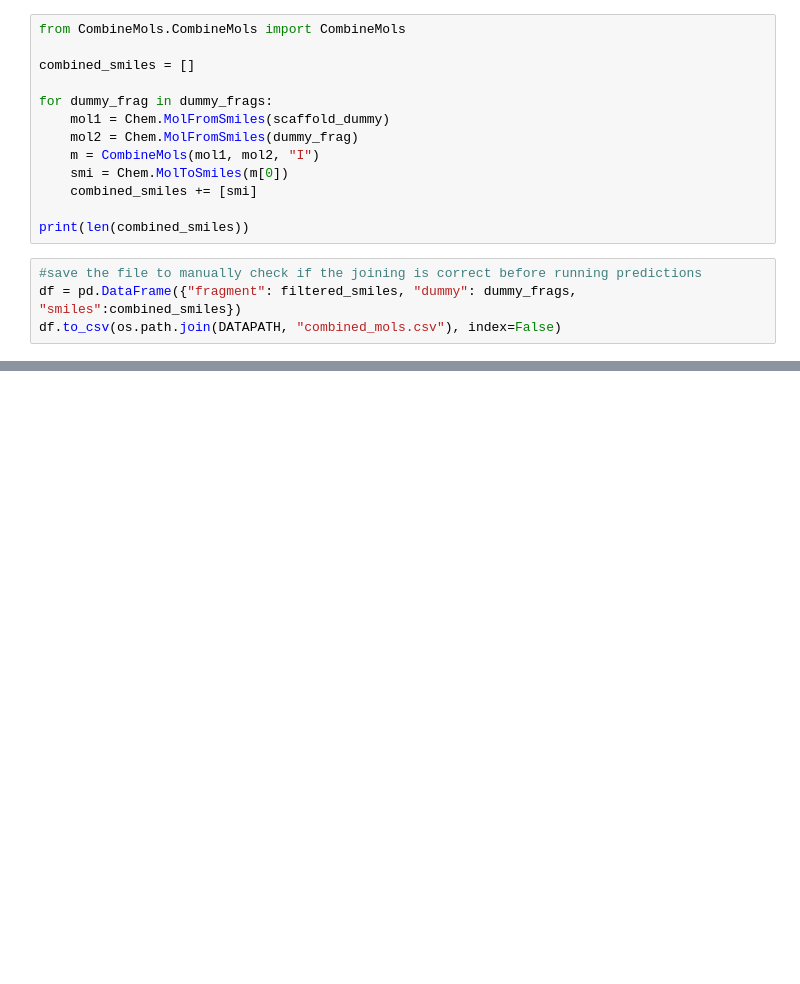
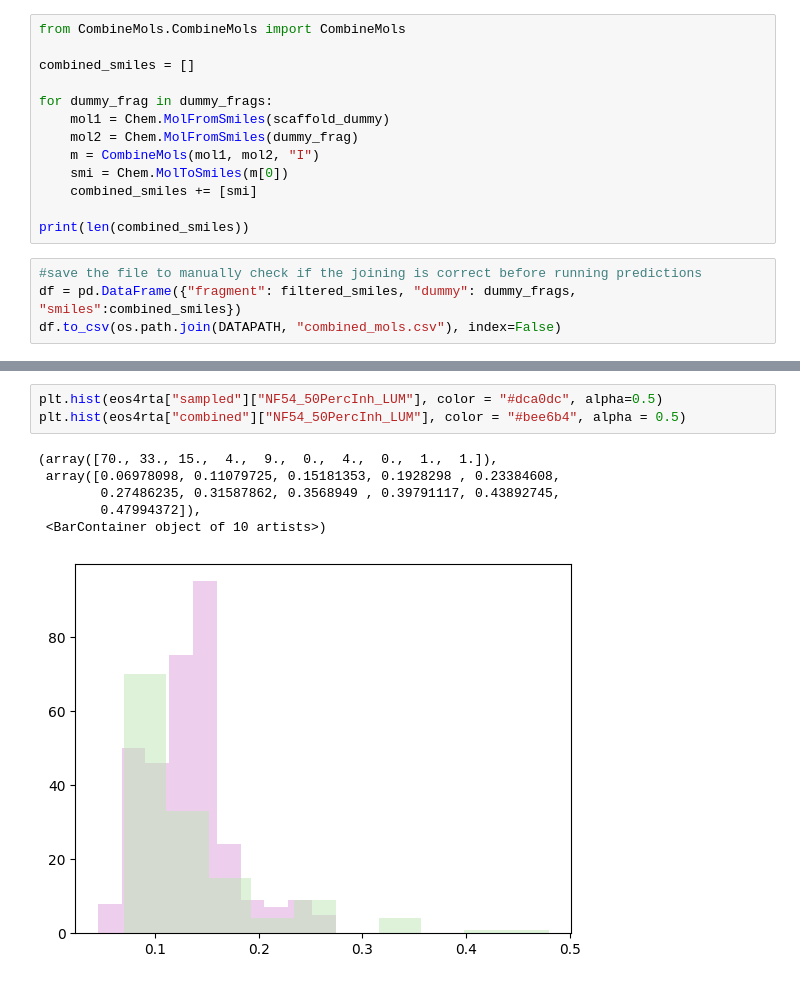
Before and after one commit to ersilia-os/osm-series4-candidates-3, a Jupyter notebook: notebooks/combine_mols.ipynb, the cells around one changed output, grey strips where cells are left out. Drawn from its saved outputs; the diff is of its cells as text; blank space fills up the shorter version.

```diff
--- a/notebooks/combine_mols.ipynb
+++ b/notebooks/combine_mols.ipynb
@@ -114,0 +168,10 @@ df.to_csv(os.path.join(DATAPATH, "combined_mols.csv"), index=False)
+# %%
+plt.hist(eos4rta["sampled"]["NF54_50PercInh_LUM"], color = "#dca0dc", alpha=0.5)
+plt.hist(eos4rta["combined"]["NF54_50PercInh_LUM"], color = "#bee6b4", alpha = 0.5)
+# %% [output]
+(array([70., 33., 15.,  4.,  9.,  0.,  4.,  0.,  1.,  1.]),
+ array([0.06978098, 0.11079725, 0.15181353, 0.1928298 , 0.23384608,
+        0.27486235, 0.31587862, 0.3568949 , 0.39791117, 0.43892745,
+        0.47994372]),
+ <BarContainer object of 10 artists>)
+[figure, added]
```
Also changed, not shown: parts of 14 cells of this notebook, 9 other files.
